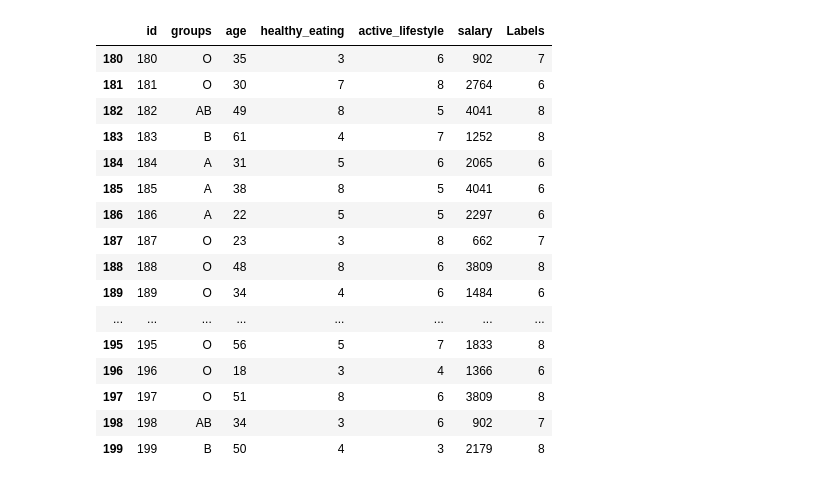
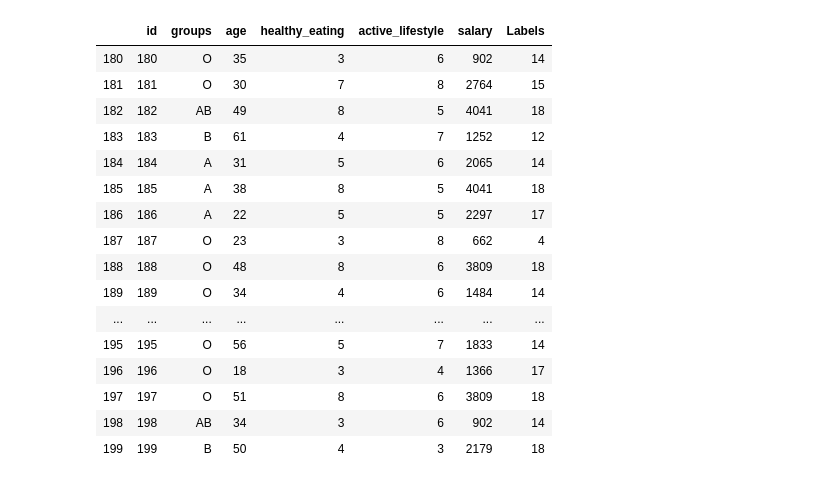
Before and after one commit to Zeocode/Salary_prediction, a Jupyter notebook: Final_salary_phase2.5.ipynb, the cells around one changed output. Saved outputs shown, nothing was run; the diff lists cells and outputs as text; code cells hidden in the pictures.

Commit message:
Scaled Data

```diff
--- a/Final_salary_phase2.5.ipynb
+++ b/Final_salary_phase2.5.ipynb
@@ -30,0 +28,7 @@ del df1['groups']
+# %%
+
+from sklearn import preprocessing
+scaler = preprocessing.StandardScaler()
+scaled_df1 = scaler.fit_transform(df1)
+scaled_df1 = pd.DataFrame(scaled_df1, columns=['age', 'healthy_eating', 'active_lifestyle','salary'])
+scaled_df1
@@ -35,7 +53,7 @@ di1=0.0
 
 for i in range(2,21):
     kmeans = KMeans(n_clusters=i,random_state=1)
-    kmeans.fit(df1[0:180])
+    kmeans.fit(scaled_df1[0:180])
     labels=kmeans.labels_
     labels=list(labels)
     centroids=kmeans.cluster_centers_
@@ -60,7 +78,7 @@ for i in range(2,21):
         #Calculating Delta
         for k in range(j+1,len(labels)):
             if(labels[j]==labels[k]):
-                dist1=(df1.iloc[j]['age']-df1.iloc[k]['age'])**2+(df1.iloc[j]['healthy_eating']-df.iloc[k]['healthy_eating'])**2+(df1.iloc[j]['active_lifestyle']-df1.iloc[k]['active_lifestyle'])**2+(df1.iloc[j]['age']-df1.iloc[k]['age'])**2
+                dist1=(scaled_df1.iloc[j]['age']-scaled_df1.iloc[k]['age'])**2+(scaled_df1.iloc[j]['healthy_eating']-scaled_df1.iloc[k]['healthy_eating'])**2+(scaled_df1.iloc[j]['active_lifestyle']-scaled_df1.iloc[k]['active_lifestyle'])**2+(scaled_df1.iloc[j]['salary']-scaled_df1.iloc[k]['salary'])**2
 
                 dist1_squared=dist1**.5
 
@@ -83,7 +101,7 @@ for i in range(2,21):
 print("Optimal Number of Clusters = ",final_n)
 
 kmeans = KMeans(n_clusters=final_n,random_state=1)
-kmeans.fit(df1[0:180])
+kmeans.fit(scaled_df1[0:180])
 cluster_labels_train=kmeans.labels_
 # %% [output]
 2
@@ -129,10 +143,6 @@ train_df
 # %%
 #Setting the cluster no. for test data based on Centroid Distance from test data
 centroids=kmeans.cluster_centers_
-centroids_no_salary=[]
-d=[]
-for i in range(len(centroids)):
-    d=centroids[i]
-    centroids_no_salary.append((d[:3]))
-print(centroids_no_salary)
+
+print(centroids)
 # %% [output]
@@ -140,12 +168,12 @@ print(centroids_no_salary)
 # %%
-test_df=df[180:200].copy()
+scaled_test_df=scaled_df1[180:200].copy()
 cluster_labels_test=[]
 features=[]
-
+#getting the relevant features from the test data and storing them in a list for comparison with centroids.
 for i in range(20):
     tmp=[]
-    for j in range(2,5):
-        tmp.append(float(test_df.iloc[i,j]))
+    for j in range(0,4):
+        tmp.append(float(scaled_test_df.iloc[i,j]))
     features.append(tmp)
 features=np.array(features)
 print(features)
@@ -173,37 +201,39 @@ print(features)
 # %%
+#deciding the cluster no. for test data
+test_df=df[180:200].copy()
 labels=[]
 for i in range(20):
-    min_diff_list=centroids_no_salary[0]-features[i]
+    min_diff_list=centroids[0]-features[i]
     min_diff_squared=(min_diff_list[0]**2+min_diff_list[1]**2+min_diff_list[2]**2)**.5
     index=0;
     for j in range(1,len(centroids)):
-        diff_list=centroids_no_salary[j]-features[i]
+        diff_list=centroids[j]-features[i]
         diff_squared=(diff_list[0]**2+diff_list[1]**2+diff_list[2]**2)**.5
         if(diff_squared<min_diff_squared):
             min_diff_sqaured=diff_squared
             index=j
     labels.append(index)
 
 test_df['Labels']=labels
 test_df
 # %% [output]
 |  | id | groups | age | healthy_eating | active_lifestyle | salary | Labels |
-| 180 | 180 | O | 35 | 3 | 6 | 902 | 7 |
-| 181 | 181 | O | 30 | 7 | 8 | 2764 | 6 |
-| 182 | 182 | AB | 49 | 8 | 5 | 4041 | 8 |
-| 183 | 183 | B | 61 | 4 | 7 | 1252 | 8 |
-| 184 | 184 | A | 31 | 5 | 6 | 2065 | 6 |
-| 185 | 185 | A | 38 | 8 | 5 | 4041 | 6 |
-| 186 | 186 | A | 22 | 5 | 5 | 2297 | 6 |
-| 187 | 187 | O | 23 | 3 | 8 | 662 | 7 |
-| 188 | 188 | O | 48 | 8 | 6 | 3809 | 8 |
-| 189 | 189 | O | 34 | 4 | 6 | 1484 | 6 |
+| 180 | 180 | O | 35 | 3 | 6 | 902 | 14 |
+| 181 | 181 | O | 30 | 7 | 8 | 2764 | 15 |
+| 182 | 182 | AB | 49 | 8 | 5 | 4041 | 18 |
+| 183 | 183 | B | 61 | 4 | 7 | 1252 | 12 |
+| 184 | 184 | A | 31 | 5 | 6 | 2065 | 14 |
+| 185 | 185 | A | 38 | 8 | 5 | 4041 | 18 |
+| 186 | 186 | A | 22 | 5 | 5 | 2297 | 17 |
+| 187 | 187 | O | 23 | 3 | 8 | 662 | 4 |
+| 188 | 188 | O | 48 | 8 | 6 | 3809 | 18 |
+| 189 | 189 | O | 34 | 4 | 6 | 1484 | 14 |
 | ... | ... | ... | ... | ... | ... | ... | ... |
-| 195 | 195 | O | 56 | 5 | 7 | 1833 | 8 |
-| 196 | 196 | O | 18 | 3 | 4 | 1366 | 6 |
-| 197 | 197 | O | 51 | 8 | 6 | 3809 | 8 |
-| 198 | 198 | AB | 34 | 3 | 6 | 902 | 7 |
-| 199 | 199 | B | 50 | 4 | 3 | 2179 | 8 |
+| 195 | 195 | O | 56 | 5 | 7 | 1833 | 14 |
+| 196 | 196 | O | 18 | 3 | 4 | 1366 | 17 |
+| 197 | 197 | O | 51 | 8 | 6 | 3809 | 18 |
+| 198 | 198 | AB | 34 | 3 | 6 | 902 | 14 |
+| 199 | 199 | B | 50 | 4 | 3 | 2179 | 18 |
 # %%
 sal_list=[]
 
```
Also changed, not shown: parts of 12 cells of this notebook.
